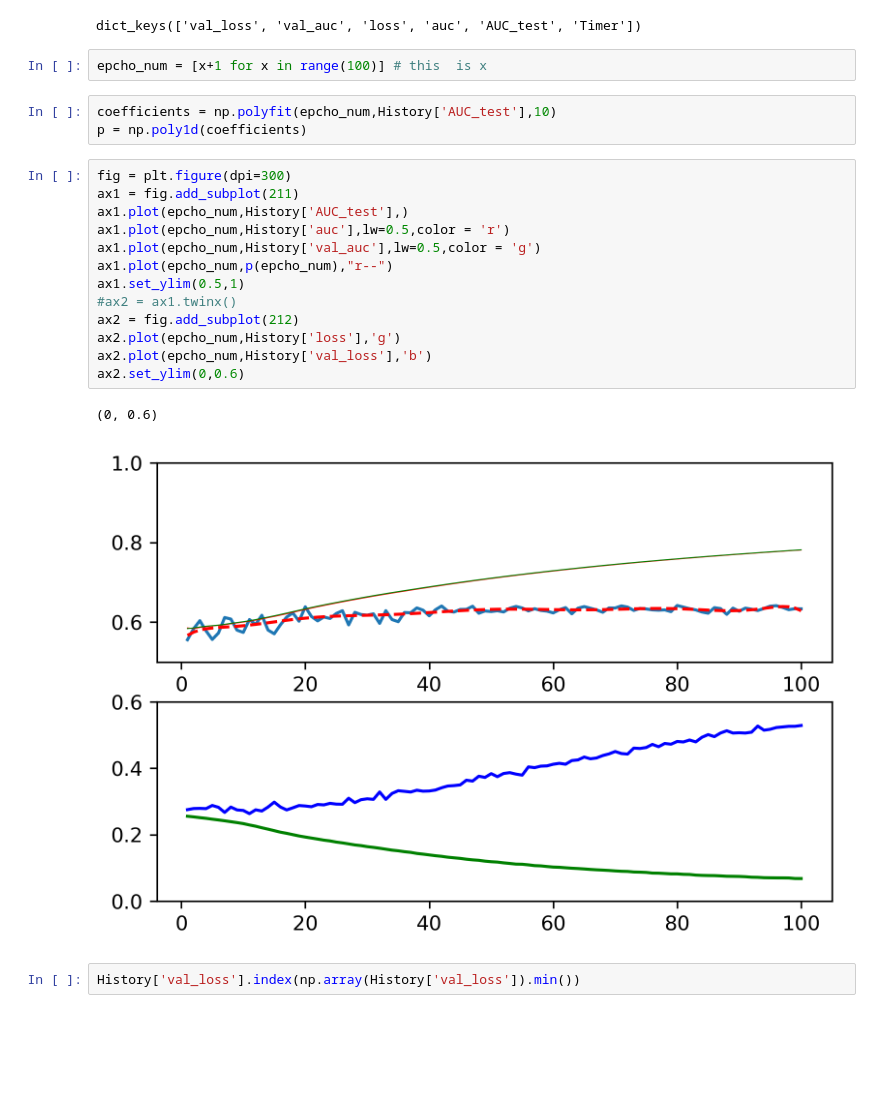
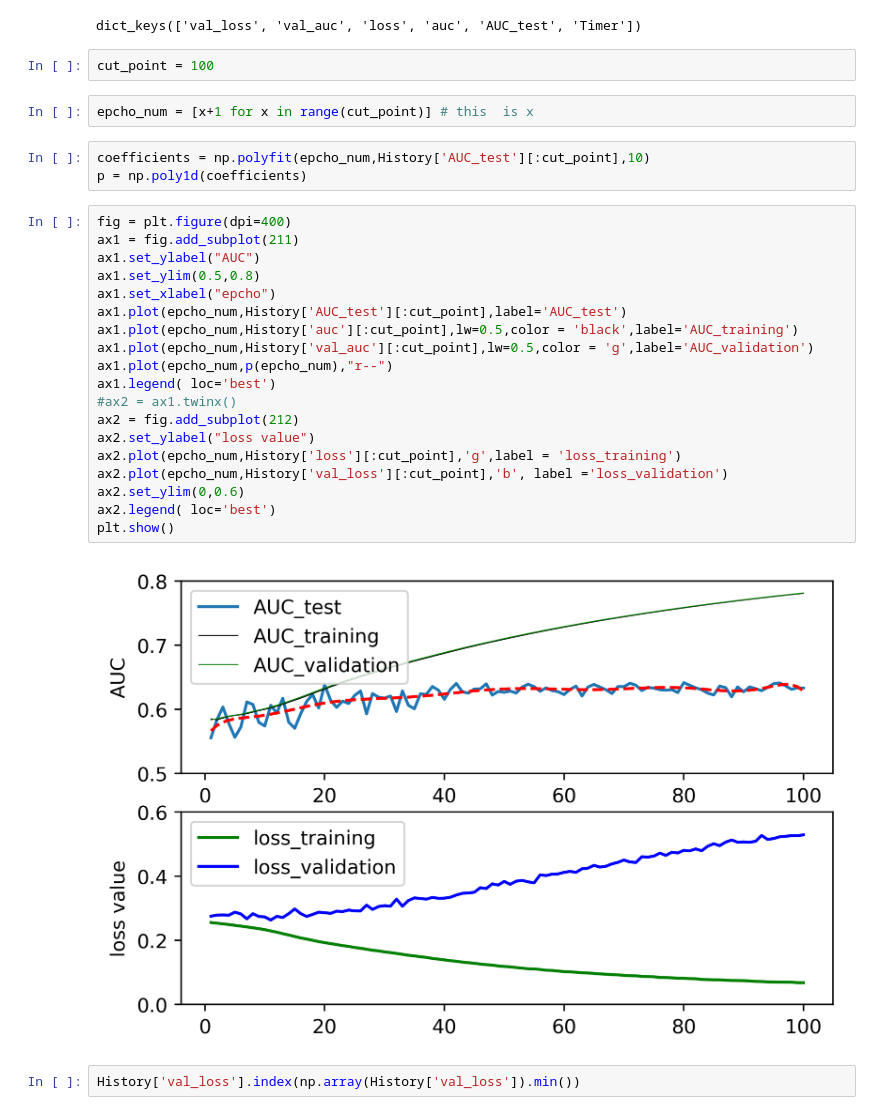
Before and after one commit to shengwei-IMMasterThesis/PaperCode_Analysis, a Jupyter notebook: Epcho/Untitled.ipynb, the cells around one changed output. Saved outputs shown, nothing was run; the diff lists cells and outputs as text; blank space fills up the shorter version.

Commit message:
some plt for my training result

```diff
--- a/Epcho/Untitled.ipynb
+++ b/Epcho/Untitled.ipynb
@@ -11,27 +23,34 @@ with codecs.open('Audio_CRNN_100_History.json','r',encoding ='utf8') as infile:
 History.keys()
 # %% [output]
 dict_keys(['val_loss', 'val_auc', 'loss', 'auc', 'AUC_test', 'Timer'])
+# %%
+cut_point = 100
 # %%
-epcho_num = [x+1 for x in range(100)] # this  is x
+epcho_num = [x+1 for x in range(cut_point)] # this  is x
 # %%
-coefficients = np.polyfit(epcho_num,History['AUC_test'],10)
+coefficients = np.polyfit(epcho_num,History['AUC_test'][:cut_point],10)
 p = np.poly1d(coefficients)
 # %%
-fig = plt.figure(dpi=300)
+fig = plt.figure(dpi=400)
 ax1 = fig.add_subplot(211)
-ax1.plot(epcho_num,History['AUC_test'],)
-ax1.plot(epcho_num,History['auc'],lw=0.5,color = 'r')
-ax1.plot(epcho_num,History['val_auc'],lw=0.5,color = 'g')
+ax1.set_ylabel("AUC")
+ax1.set_ylim(0.5,0.8)
+ax1.set_xlabel("epcho")
+ax1.plot(epcho_num,History['AUC_test'][:cut_point],label='AUC_test')
+ax1.plot(epcho_num,History['auc'][:cut_point],lw=0.5,color = 'black',label='AUC_training')
+ax1.plot(epcho_num,History['val_auc'][:cut_point],lw=0.5,color = 'g',label='AUC_validation')
 ax1.plot(epcho_num,p(epcho_num),"r--")
-ax1.set_ylim(0.5,1)
+ax1.legend( loc='best')
 #ax2 = ax1.twinx()
 ax2 = fig.add_subplot(212)
-ax2.plot(epcho_num,History['loss'],'g')
-ax2.plot(epcho_num,History['val_loss'],'b')
+ax2.set_ylabel("loss value")
+ax2.plot(epcho_num,History['loss'][:cut_point],'g',label = 'loss_training')
+ax2.plot(epcho_num,History['val_loss'][:cut_point],'b', label ='loss_validation')
 ax2.set_ylim(0,0.6)
+ax2.legend( loc='best')
+plt.show()
 # %% [output]
-(0, 0.6)
-[figure, old version]
+[figure, new version]
 # %%
 History['val_loss'].index(np.array(History['val_loss']).min())
 # %% [output]
```
Also changed, not shown: parts of 7 cells of this notebook.
